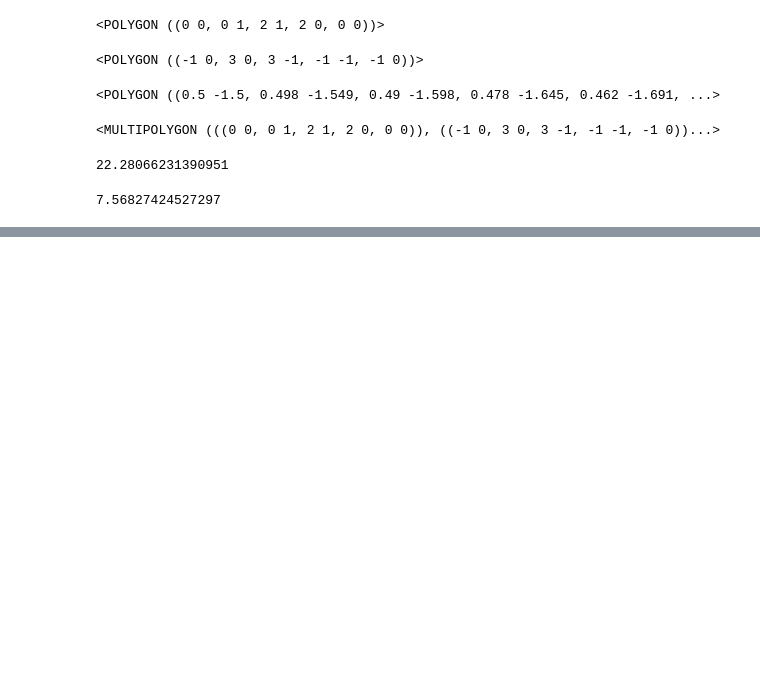
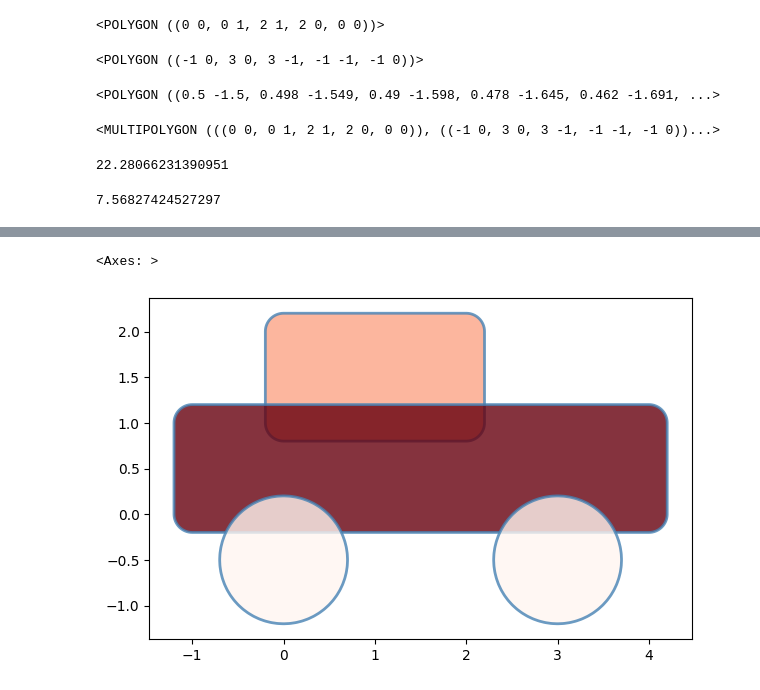
Before and after one commit to anilsapkota/geo-spatial-data-analytics-essential, a Jupyter notebook: carwithgeo.ipynb, the cells around one changed output, grey strips where cells are left out. Drawn from its saved outputs; the diff is of its cells as text; code cells hidden in the pictures; blank space fills up the shorter version.

```diff
--- a/carwithgeo.ipynb
+++ b/carwithgeo.ipynb
@@ -47,10 +47,12 @@ wheel_rear = Point(3, -0.5).buffer(0.5)
 wheel_rear
 
 # Combine the shapes to form the car
-car = top.union(bottom).union(wheel_front).union(wheel_rear)
-car
+geometries = [top, bottom, wheel_front, wheel_rear]
+geometries
 
-# Calculate the circumference and area of the car
-print("Circumference:", car.length)
-print("Area:", car.area)
+
+#Create a GeoDataFrame
+gdf = gpd.GeoDataFrame(geometry = geometries)
+gdf.crs = 4326
+display(gdf)
 # %% [output]
@@ -58,0 +64,5 @@ Area: 8.56827424527297
+# %%
+gdf['geometry_length'] = gdf.length
+gdf['geometry_area'] = gdf.area
+
+gdf.head()
@@ -58,0 +78,4 @@ Area: 8.56827424527297
+# %%
+#Add a new column for geometry area
+gdf['geometry'] = [g.buffer(0.2) for g in gdf.geometry.to_list()]
+gdf.head()
@@ -58,0 +88,8 @@ Area: 8.56827424527297
+# %%
+#Visualize the data
+import matplotlib.pyplot as plt
+f, ax = plt.subplots(1,1,figsize=(7,7))
+gdf.plot(column='geometry_length',ax=ax,cmap='Reds',edgecolor='steelblue',linewidth=2,alpha=0.8)
+# %% [output]
+<Axes: >
+[figure, added]
```
Also changed, not shown: parts of 6 cells of this notebook.
